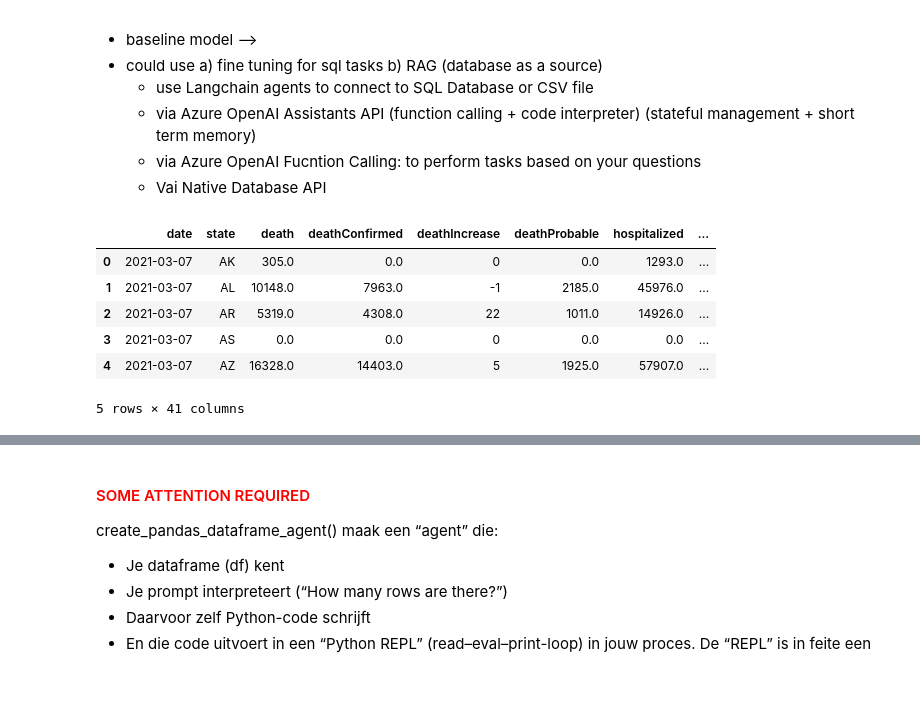
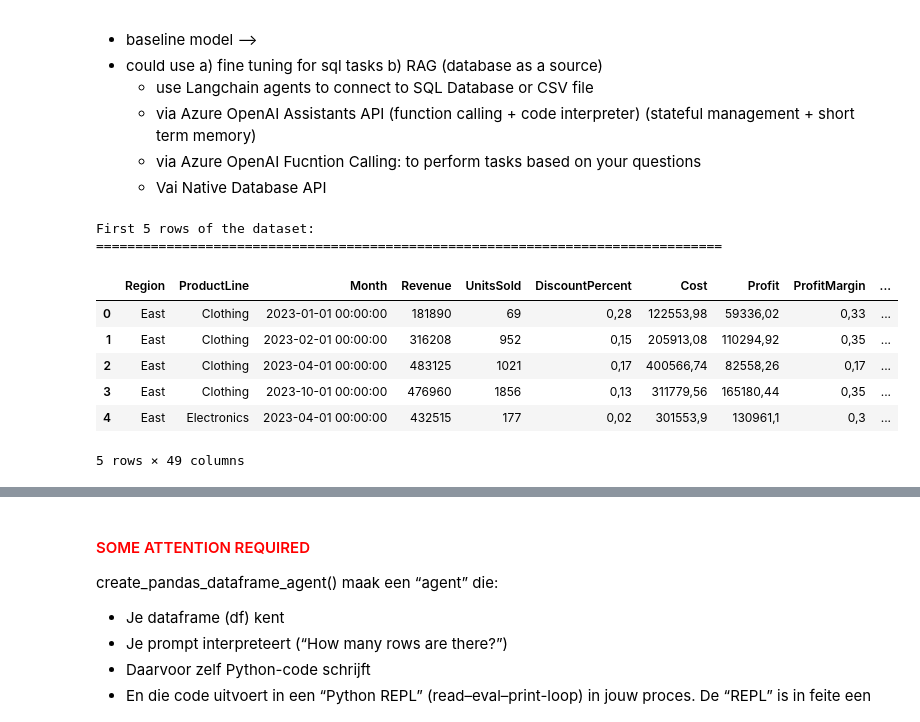
Before and after one commit to sirusai-be/alphacentauri, a Jupyter notebook: main.ipynb, the cells around one changed output, grey strips where cells are left out. Drawn from its saved outputs; the diff is of its cells as text; code cells hidden in the pictures; blank space fills up the shorter version.

```diff
--- a/main.ipynb
+++ b/main.ipynb
@@ -167,15 +174,23 @@ model = AzureChatOpenAI(
     - Vai Native Database API
 # %%
 #read in the data from the csv file
-df = pd.read_csv("./data/all-states-history.csv").fillna(value = 0)
+#df = pd.read_csv("./data/synthetic_sales_data.csv").fillna(value = 0)
+df = pd.read_csv("./data/synthetic_sales_data.csv", sep=";").fillna(value=0)
 # %%
-#check if the file is read
-df.head()
+# Check if the file is read and display the first few rows with headers
+print("First 5 rows of the dataset:")
+print("=" * 80)
+display(df.head())
+
+# Alternative: use this if display() doesn't work
+# print(df.head().to_string())
 # %% [output]
+First 5 rows of the dataset:
+================================================================================
-|  | date | state | death | deathConfirmed | deathIncrease | deathProbable | hospitalized | ... |
-| 0 | 2021-03-07 | AK | 305.0 | 0.0 | 0 | 0.0 | 1293.0 | ... |
-| 1 | 2021-03-07 | AL | 10148.0 | 7963.0 | -1 | 2185.0 | 45976.0 | ... |
-| 2 | 2021-03-07 | AR | 5319.0 | 4308.0 | 22 | 1011.0 | 14926.0 | ... |
-| 3 | 2021-03-07 | AS | 0.0 | 0.0 | 0 | 0.0 | 0.0 | ... |
-| 4 | 2021-03-07 | AZ | 16328.0 | 14403.0 | 5 | 1925.0 | 57907.0 | ... |
+|  | Region | ProductLine | Month | Revenue | UnitsSold | DiscountPercent | Cost | Profit | ProfitMargin | ... |
+| 0 | East | Clothing | 2023-01-01 00:00:00 | 181890 | 69 | 0,28 | 122553,98 | 59336,02 | 0,33 | ... |
+| 1 | East | Clothing | 2023-02-01 00:00:00 | 316208 | 952 | 0,15 | 205913,08 | 110294,92 | 0,35 | ... |
+| 2 | East | Clothing | 2023-04-01 00:00:00 | 483125 | 1021 | 0,17 | 400566,74 | 82558,26 | 0,17 | ... |
+| 3 | East | Clothing | 2023-10-01 00:00:00 | 476960 | 1856 | 0,13 | 311779,56 | 165180,44 | 0,35 | ... |
+| 4 | East | Electronics | 2023-04-01 00:00:00 | 432515 | 177 | 0,02 | 301553,9 | 130961,1 | 0,3 | ... |
-5 rows × 41 columns
+5 rows × 49 columns
```
Also changed, not shown: parts of 33 cells of this notebook.
